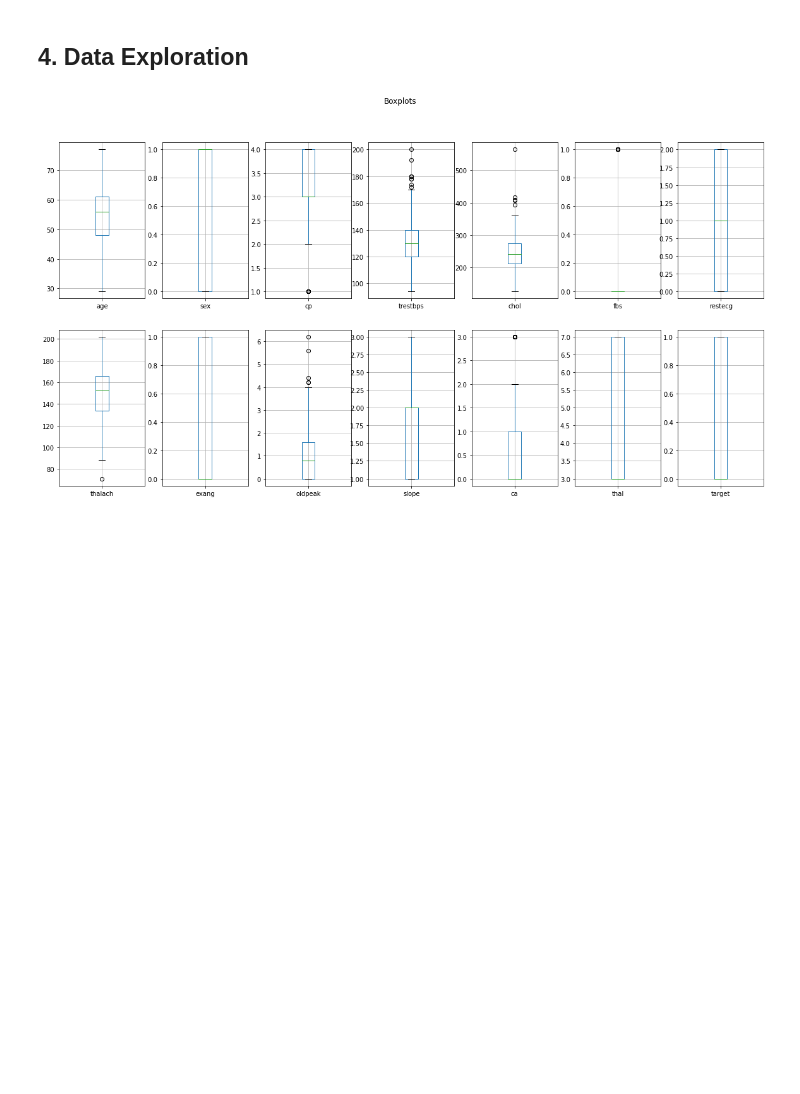
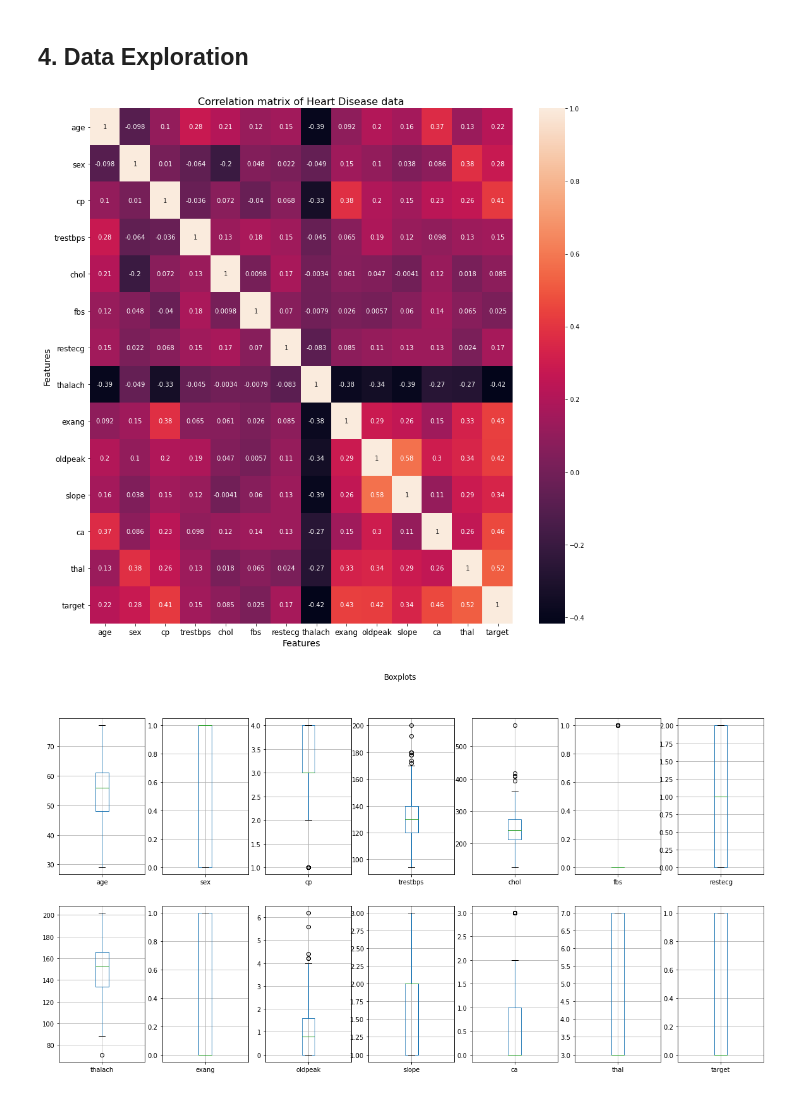
Before and after one commit to Forum-123/Predictive-Heart-Disease-Model, a Jupyter notebook: Data Analysis/Data Exploration and Cleaning.ipynb, the cells around one changed output. Saved outputs shown, nothing was run; the diff lists cells and outputs as text; code cells hidden in the pictures; blank space fills up the shorter version.

```diff
--- a/Data Analysis/1. Data Exploration and Cleaning.ipynb
+++ b/Data Analysis/Data Exploration and Cleaning.ipynb
@@ -277,6 +277,21 @@ data.describe()
 | max | 77.000000 | 1.000000 | 4.000000 | 200.000000 | 564.000000 | 1.000000 | 2.000000 | 202.000000 | 1.000000 | 6.200000 | 3.000000 | ... |
 # %% [markdown]
 ## 4. Data Exploration
+# %%
+# Correlation Matrix
+correlation_matrix = data.corr()
+plt.subplots(figsize=(15,15))
+sns.heatmap(correlation_matrix, annot=True)
+
+# Format the matrix
+plt.title('Correlation matrix of Heart Disease data', fontsize=16)
+plt.xlabel('Features', fontsize=14)
+plt.ylabel('Features', fontsize=14)
+plt.yticks(rotation=0, fontsize=12)
+plt.xticks(fontsize=12)
+plt.show()
+# %% [output]
+[figure, added]
 # %%
 # Boxplot of each column to visualise the distribution of data
 data.plot(kind='box',
```
Also changed, not shown: parts of 15 cells of this notebook, 10 other files.
